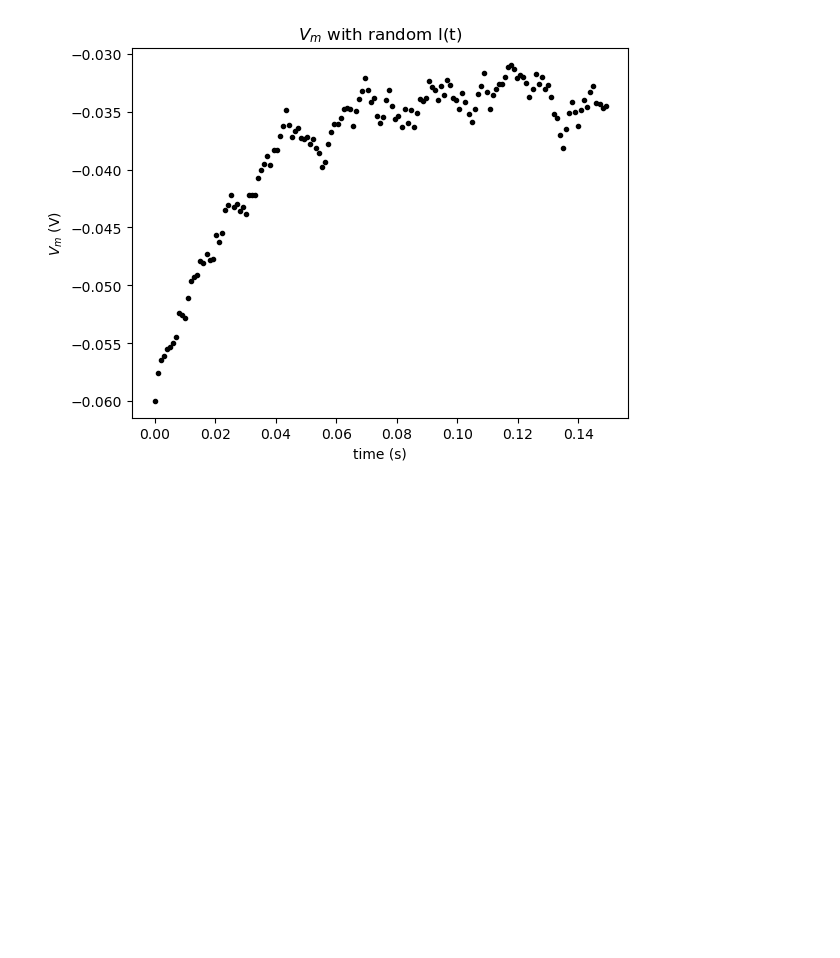
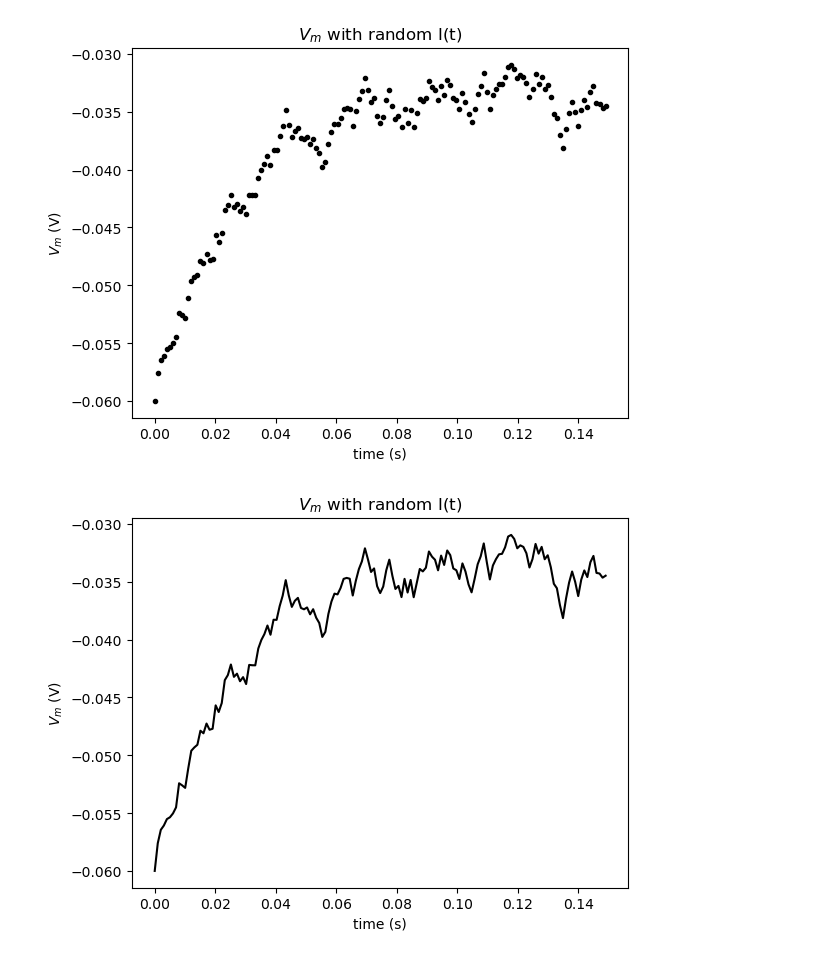
Before and after one commit to 322Simon/Neuromatchacademy, a Jupyter notebook: LIF_Neuron_Part_I.ipynb, the cells around one changed output. Cells and saved outputs as stored; diff of their text form; code cells hidden in the pictures; blank space fills up the shorter version.

```diff
--- a/LIF_Neuron_Part_I.ipynb
+++ b/LIF_Neuron_Part_I.ipynb
@@ -383,3 +383,41 @@ plt.plot(t_range, v, 'k.')
 plt.show()
 # %% [output]
 [figure]
+# %%
+#################################################
+## TODO for students: fill out code to rewrite simulation in numpy##
+# Fill out code and comment or remove the next line
+# raise NotImplementedError("Student exercise: You need to rewrite simulation in numpy")
+#################################################
+
+# Set random number generator
+np.random.seed(2020)
+
+# Initialize step_end, t_range, v
+step_end = int(t_max / dt) - 1
+t_range = np.linspace(0, t_max, num=step_end, endpoint=False)
+v = el * np.ones(step_end)
+
+# Simulate current over time
+i = i_mean * (1 + 0.1 * (t_max/dt) ** (0.5) * (2 * np.random.random(step_end) - 1))
+
+# Loop for step_end values of i using enumerate
+for step, i_step in enumerate(i):
+
+  # Skip first iteration
+  if step==0:
+    continue
+
+  # Compute v as function of i using i_step
+  v[step] = v[step -1 ] + dt/tau * (el - v[step-1] + r* i_step)
+
+# Plot figure
+plt.figure()
+plt.title('$V_m$ with random I(t)')
+plt.xlabel('time (s)')
+plt.ylabel('$V_m$ (V)')
+
+plt.plot(t_range, v, 'k')
+plt.show()
+# %% [output]
+[figure, added]
```
Also changed, not shown: parts of 4 cells of this notebook.
